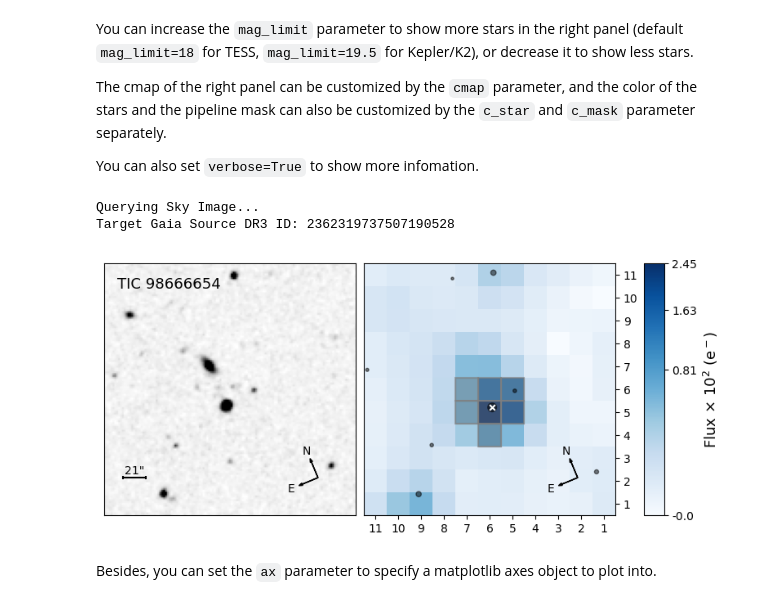
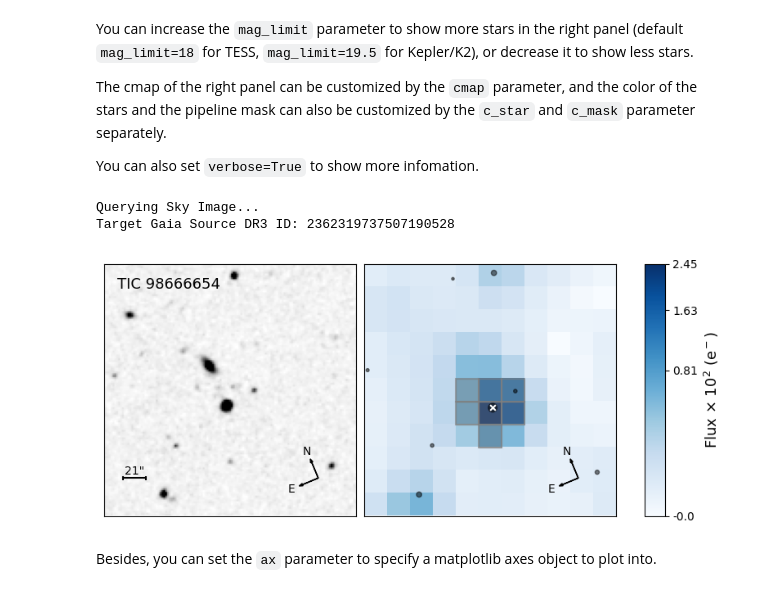
Before and after one commit to keyuxing/tpfi, a Jupyter notebook: examples/tutorial.ipynb, the cells around one changed output. Saved outputs shown, nothing was run; the diff lists cells and outputs as text; code cells hidden in the pictures.

Commit message:
add `show_ticklabels` parameter for `plot_identification`

```diff
--- a/examples/tutorial.ipynb
+++ b/examples/tutorial.ipynb
@@ -30,11 +30,11 @@ The cmap of the right panel can be customized by the `cmap` parameter, and the c
 
 You can also set `verbose=True` to show more infomation.
 # %%
-plot_identification(tpf, mag_limit=20, cmap="Blues", c_star="k", c_mask="grey", verbose=True)
+plot_identification(tpf, cmap="Blues", c_star="k", c_mask="grey", show_ticklabels=False, mag_limit=20, verbose=True)
 # %% [output]
 Querying Sky Image...
 Target Gaia Source DR3 ID: 2362319737507190528
-[figure, old version]
+[figure, new version]
 # %% [markdown]
 Besides, you can set the `ax` parameter to specify a matplotlib axes object to plot into.
 # %%
```
Also changed, not shown: parts of 2 cells of this notebook, 2 other files.
